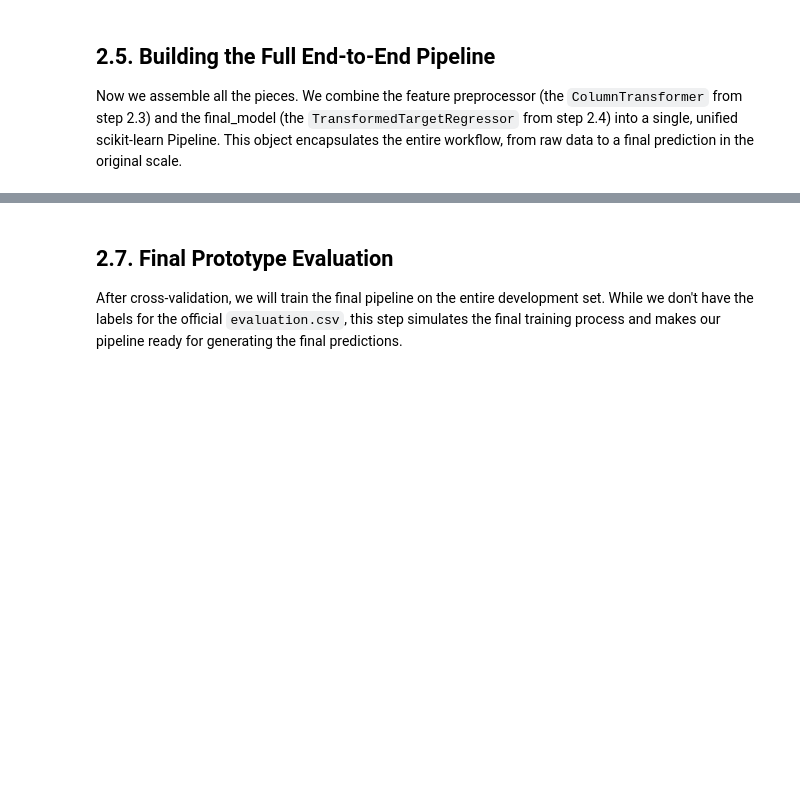
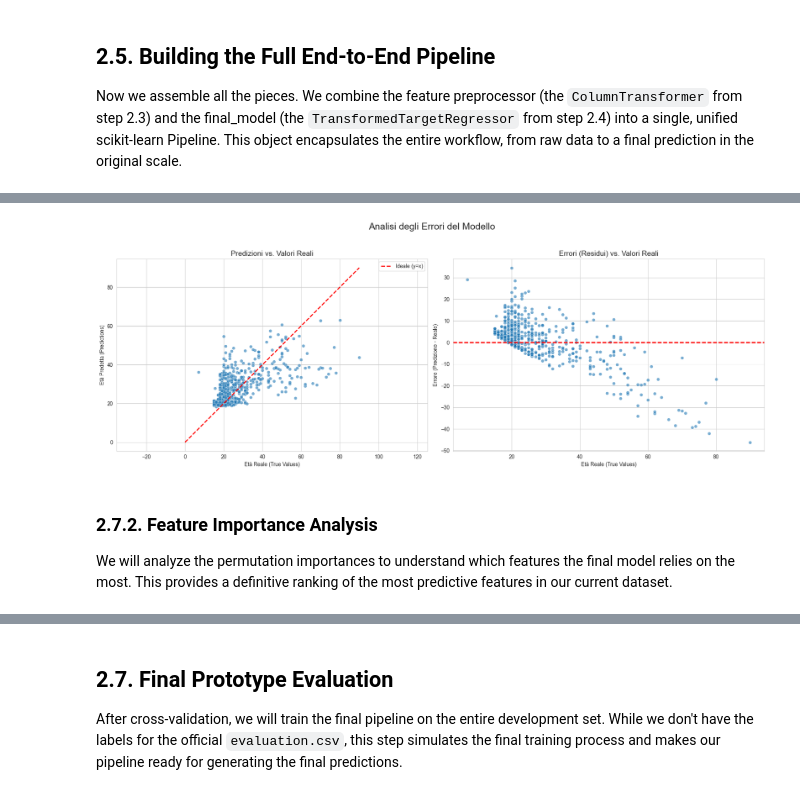
Before and after one commit to andrea-00/speech-age-estimation, a Jupyter notebook: notebooks/pipeline_prototype.ipynb, the cells around one changed output, grey strips where cells are left out. Saved outputs shown, nothing was run; the diff lists cells and outputs as text; code cells hidden in the pictures; blank space fills up the shorter version.

```diff
--- a/notebooks/pipeline_prototype.ipynb
+++ b/notebooks/pipeline_prototype.ipynb
@@ -320,0 +485,36 @@ Fitting 5 folds for each of 14 candidates, totalling 70 fits
+# %%
+X_train, X_val, y_train, y_val = train_test_split(X, y, test_size=0.2, random_state=42)
+
+full_pipeline.fit(X_train, y_train)
+y_pred = full_pipeline.predict(X_val)
+
+errors = y_pred - y_val
+
+fig, axes = plt.subplots(1, 2, figsize=(18, 7))
+sns.set_style("whitegrid")
+fig.suptitle('Analisi degli Errori del Modello', fontsize=18)
+
+sns.scatterplot(x=y_val, y=y_pred, ax=axes[0], alpha=0.6)
+axes[0].set_title('Predizioni vs. Valori Reali', fontsize=14)
+axes[0].set_xlabel('Età Reale (True Values)')
+axes[0].set_ylabel('Età Predetta (Predictions)')
+
+max_val = max(y_val.max(), y_pred.max())
+axes[0].plot([0, max_val], [0, max_val], color='red', linestyle='--', lw=2, label='Ideale (y=x)')
+axes[0].legend()
+axes[0].axis('equal')
+
+sns.scatterplot(x=y_val, y=errors, ax=axes[1], alpha=0.6)
+axes[1].axhline(0, color='red', linestyle='--', lw=2) # Linea dello zero errore
+axes[1].set_title('Errori (Residui) vs. Valori Reali', fontsize=14)
+axes[1].set_xlabel('Età Reale (True Values)')
+axes[1].set_ylabel('Errore (Predizione - Reale)')
+
+plt.tight_layout(rect=[0, 0.03, 1, 0.95])
+plt.show()
+# %% [output]
+[figure, added]
+# %% [markdown]
+### 2.7.2. Feature Importance Analysis
+
+We will analyze the permutation importances to understand which features the final model relies on the most. This provides a definitive ranking of the most predictive features in our current dataset.
```
Also changed, not shown: parts of 18 cells of this notebook, 1 other file.
